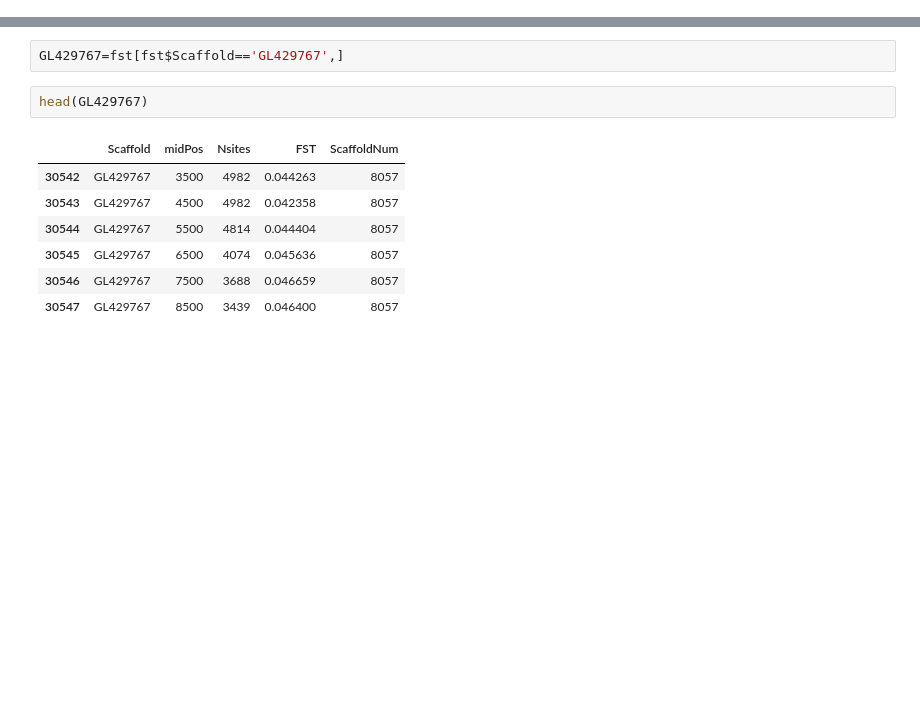
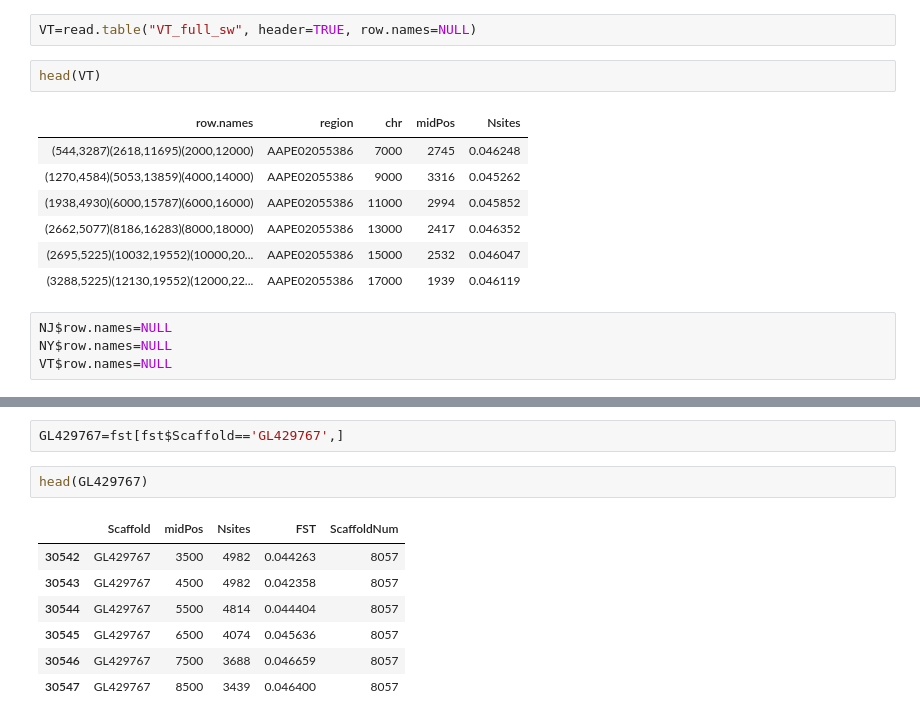
Before and after one commit to sagw/WNS_WGS, a Jupyter notebook: All_FST_plots.ipynb, the cells around one changed output, grey strips where cells are left out. Saved outputs shown, nothing was run; the diff lists cells and outputs as text; blank space fills up the shorter version.

```diff
--- a/All_FST_plots.ipynb
+++ b/All_FST_plots.ipynb
@@ -14,0 +11,16 @@ Loading required package: ggplot2
+# %%
+VT=read.table("VT_full_sw", header=TRUE, row.names=NULL)
+# %%
+head(VT)
+# %% [output]
+| row.names | region | chr | midPos | Nsites |
+| (544,3287)(2618,11695)(2000,12000) | AAPE02055386 | 7000 | 2745 | 0.046248 |
+| (1270,4584)(5053,13859)(4000,14000) | AAPE02055386 | 9000 | 3316 | 0.045262 |
+| (1938,4930)(6000,15787)(6000,16000) | AAPE02055386 | 11000 | 2994 | 0.045852 |
+| (2662,5077)(8186,16283)(8000,18000) | AAPE02055386 | 13000 | 2417 | 0.046352 |
+| (2695,5225)(10032,19552)(10000,20... | AAPE02055386 | 15000 | 2532 | 0.046047 |
+| (3288,5225)(12130,19552)(12000,22... | AAPE02055386 | 17000 | 1939 | 0.046119 |
+# %%
+NJ$row.names=NULL
+NY$row.names=NULL
+VT$row.names=NULL
```
Also changed, not shown: parts of 23 cells of this notebook, 2 other files.
